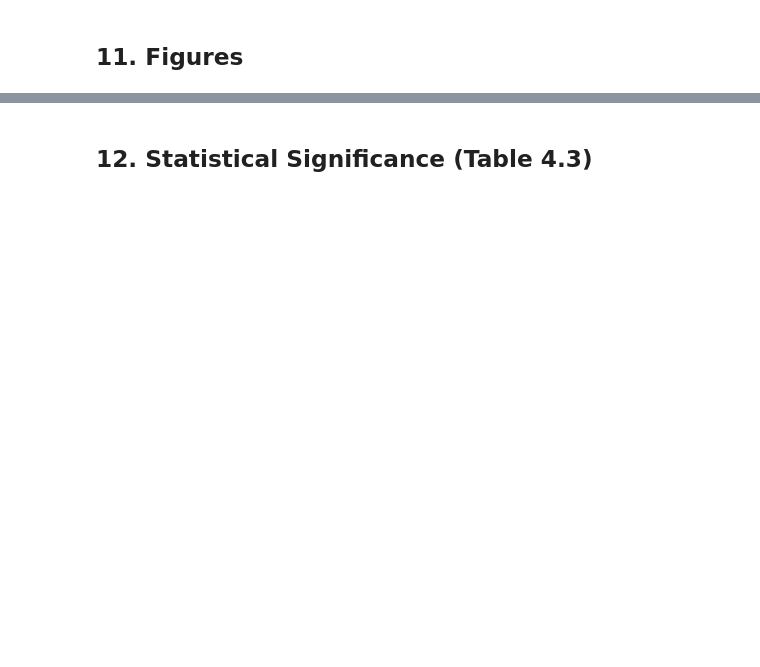
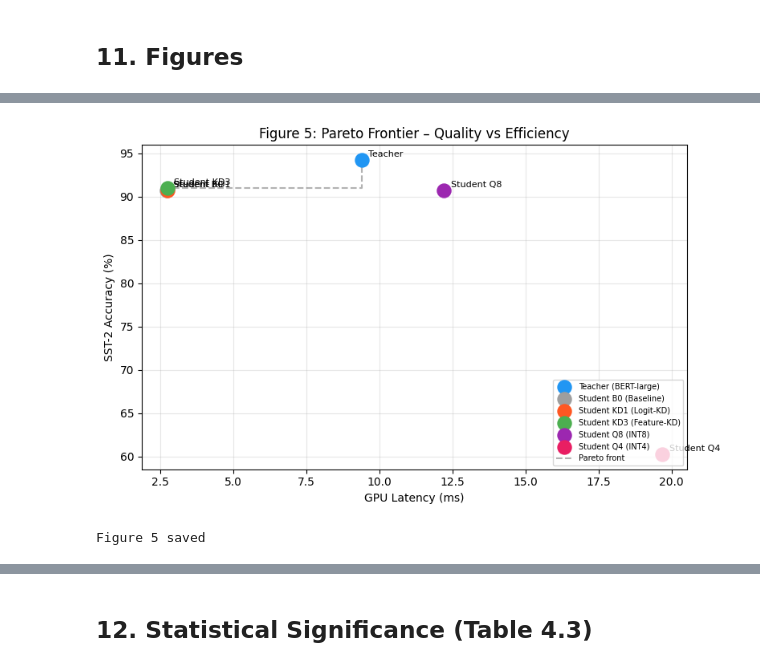
Before and after one commit to pauljere97/kd_thesis_exp, a Jupyter notebook: chapter4_experiments.ipynb, the cells around one changed output, grey strips where cells are left out. Saved outputs shown, nothing was run; the diff lists cells and outputs as text; code cells hidden in the pictures; blank space fills up the shorter version.

Commit message:
Add results to notebook

```diff
--- a/chapter4_experiments.ipynb
+++ b/chapter4_experiments.ipynb
@@ -1249,41 +1519,50 @@ if RUN_FIGURES:
 # %%
 if RUN_FIGURES:
-    pareto_keys  = ['teacher', 'b0', 'kd1', 'kd3', 'q8', 'q4']
-    pareto_names = [label_map[k] for k in pareto_keys]
-    pareto_acc   = [SST2_ACC[k] * 100 for k in pareto_keys]
-    pareto_lat   = [
-        bench_results[label_map[k]]['gpu_latency_ms']
-        for k in pareto_keys
-    ]
+    bench_key_map = {
+        'teacher': 'Teacher (BERT-large)',
+        'b0' : 'Student B0',
+        'kd1': 'Student KD1',
+        'kd3': 'Student KD1',   # KD3 shares the same checkpoint label if you didn't rename it
+        'q8' : 'Student Q8',
+        'q4' : 'Student Q4',
+    }
+
+    pareto_keys   = ['teacher', 'b0', 'kd1', 'kd3', 'q8', 'q4']
+    pareto_names  = [label_map[k] for k in pareto_keys]
+    pareto_acc    = [SST2_ACC[k] * 100 for k in pareto_keys]
+    pareto_lat    = [bench_results[bench_key_map[k]]['gpu_latency_ms'] for k in pareto_keys]
     pareto_colors = [COLORS[k] for k in pareto_keys]
 
     fig, ax = plt.subplots(figsize=(8, 5))
     for i, k in enumerate(pareto_keys):
         ax.scatter(pareto_lat[i], pareto_acc[i],
                    color=pareto_colors[i], s=150, zorder=5, label=pareto_names[i])
         ax.annotate(pareto_names[i].split('(')[0].strip(),
                     (pareto_lat[i], pareto_acc[i]),
                     textcoords='offset points', xytext=(6, 3), fontsize=8)
 
     pareto_sorted = sorted(zip(pareto_lat, pareto_acc))
     front_x, front_y = [pareto_sorted[0][0]], [pareto_sorted[0][1]]
     best_acc = pareto_sorted[0][1]
     for lat, acc in pareto_sorted[1:]:
         if acc >= best_acc:
             front_x.append(lat)
             front_y.append(acc)
             best_acc = acc
     ax.step(front_x, front_y, '--', color='#666', alpha=0.5, where='post', label='Pareto front')
 
     ax.set_xlabel('GPU Latency (ms)')
     ax.set_ylabel('SST-2 Accuracy (%)')
     ax.set_title('Figure 5: Pareto Frontier – Quality vs Efficiency')
     ax.legend(fontsize=7, loc='lower right')
     ax.grid(True, alpha=0.3)
     plt.tight_layout()
     plt.savefig(f'{FIG_PATH}/fig5_pareto.png', dpi=150)
     plt.show()
     print('Figure 5 saved')
+# %% [output]
+[figure, added]
+Figure 5 saved
 # %%
 if RUN_FIGURES:
     kd_keys     = ['kd1', 'kd3']
```
Also changed, not shown: parts of 35 cells of this notebook.
